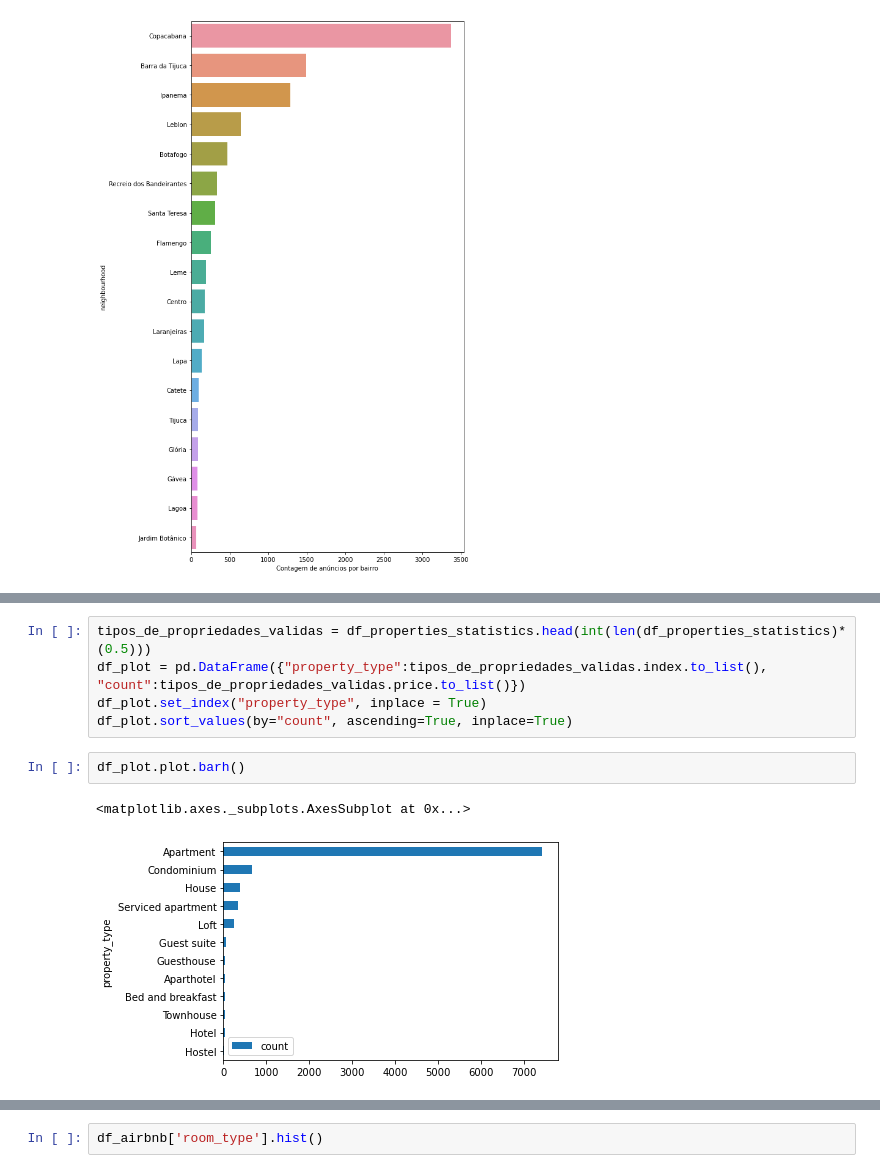
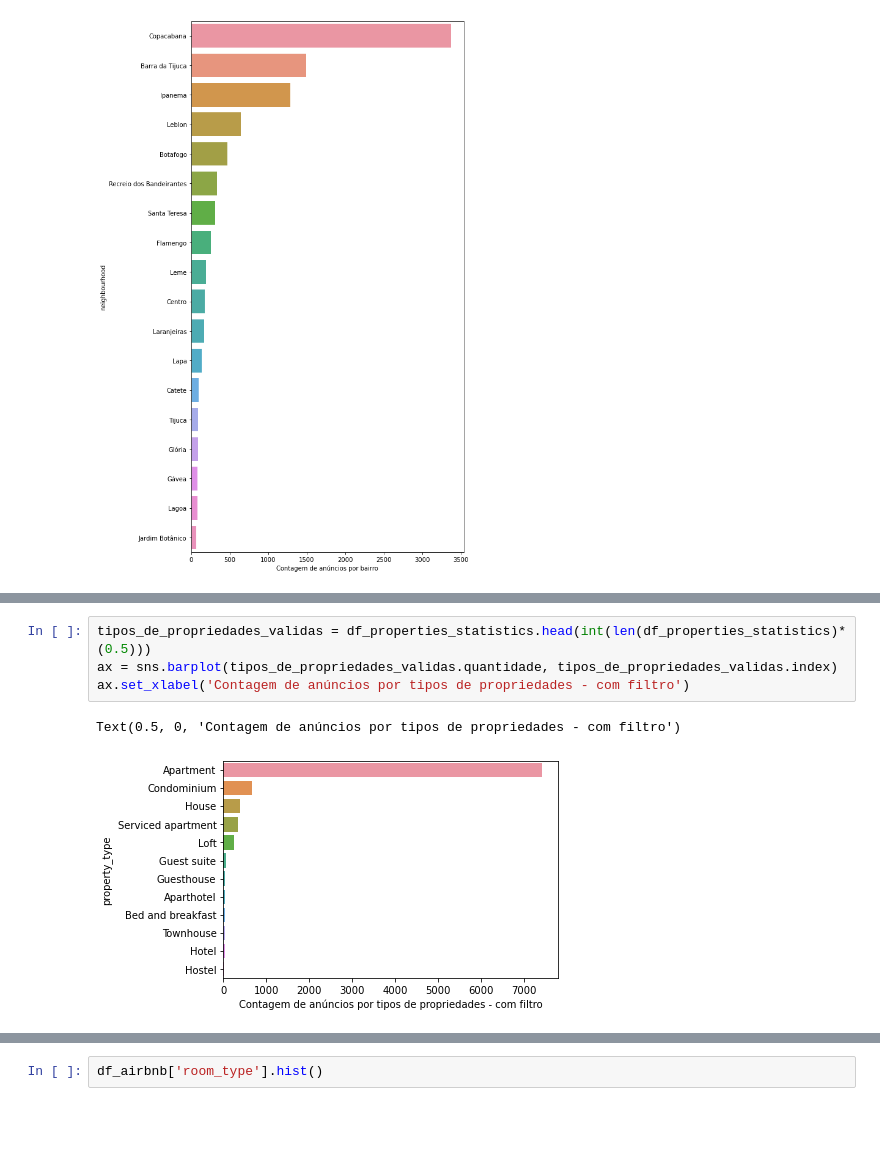
Before and after one commit to frlsouza/pmv_tcc_airbnb, a Jupyter notebook: tcc-puc-airbnb-exploracao.ipynb, the cells around one changed output, grey strips where cells are left out. Cells and saved outputs as stored; diff of their text form; blank space fills up the shorter version.

```diff
--- a/tcc-puc-airbnb-exploracao.ipynb
+++ b/tcc-puc-airbnb-exploracao.ipynb
@@ -146,16 +248,13 @@ df_properties_statistics
 | Nature lodge | 1 |
 | Boat | 1 |
 | Treehouse | 1 |
-# %%
-tipos_de_propriedades_validas = df_properties_statistics.head(int(len(df_properties_statistics)*(0.5)))
-df_plot = pd.DataFrame({"property_type":tipos_de_propriedades_validas.index.to_list(), "count":tipos_de_propriedades_validas.price.to_list()})
-df_plot.set_index("property_type", inplace = True)
-df_plot.sort_values(by="count", ascending=True, inplace=True)
-# %%
-df_plot.plot.barh()
-# %% [output]
-<matplotlib.axes._subplots.AxesSubplot at 0x...>
-[figure, removed]
+# %%
+tipos_de_propriedades_validas = df_properties_statistics.head(int(len(df_properties_statistics)*(0.5)))
+ax = sns.barplot(tipos_de_propriedades_validas.quantidade, tipos_de_propriedades_validas.index)
+ax.set_xlabel('Contagem de anúncios por tipos de propriedades - com filtro')
+# %% [output]
+Text(0.5, 0, 'Contagem de anúncios por tipos de propriedades - com filtro')
+[figure, added]
 # %%
 # Aplicando o filtro de tipos de propriedades no dataframe
 
```
Also changed, not shown: parts of 13 cells of this notebook, 3 other files.
